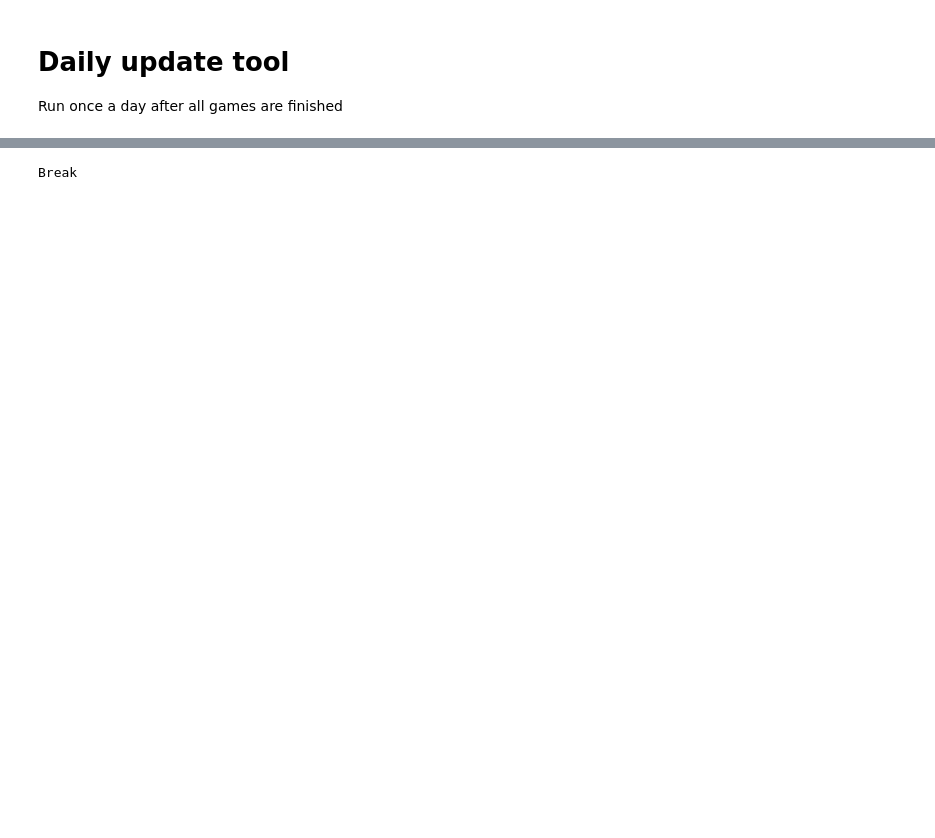
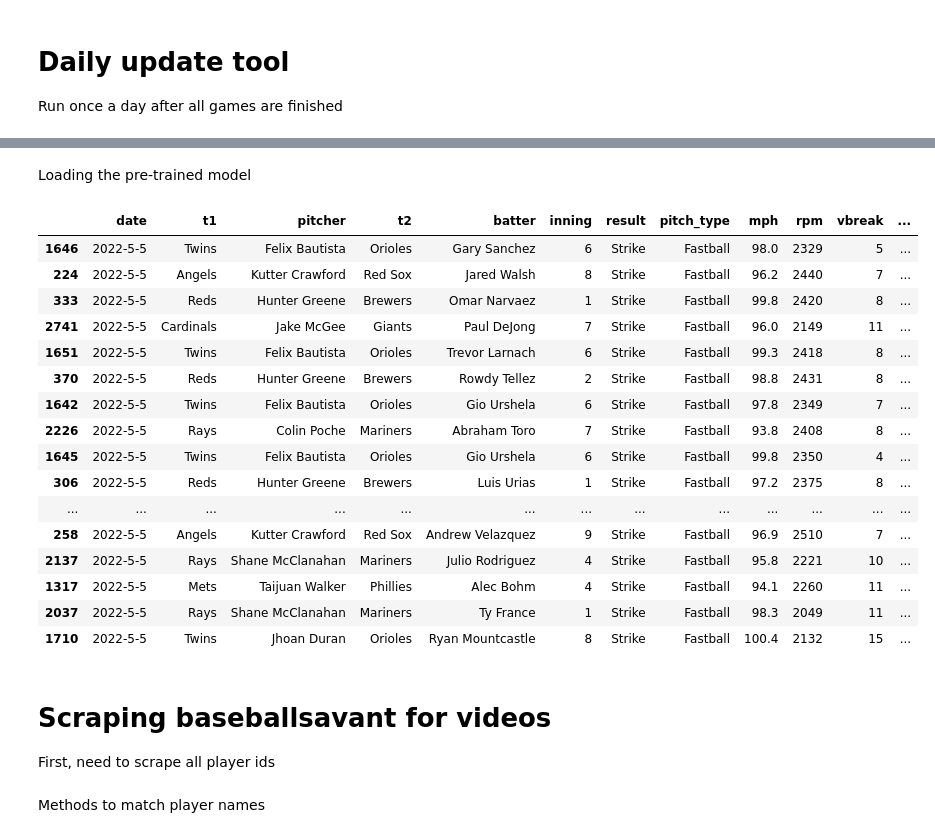
Before and after one commit to ddoberne/the-filthiest, a Jupyter notebook: daily_update.ipynb, the cells around one changed output, grey strips where cells are left out. Drawn from its saved outputs; the diff is of its cells as text; code cells hidden in the pictures; blank space fills up the shorter version.

```diff
--- a/daily_update.ipynb
+++ b/daily_update.ipynb
@@ -39,4 +45,4 @@ import time, os
 # %%
 today = date.today()
-yesterday = today #+ timedelta(days = -1)
+yesterday = today + timedelta(days = -1)
 yesterday_date = '-'.join([str(yesterday.year), str(yesterday.month), str(yesterday.day)])
@@ -55,7 +60,7 @@ target_date = yesterday_date
 path = 'https://baseballsavant.mlb.com/gamefeed?date=' + target_date + '&chartType=pitch&legendType=pitchName' + \
         '&playerType=pitcher&inning=&count=&pitchHand=&batSide=&descFilter=&ptFilter=&resultFilter=&hf=pitchVelocity#706856'
 driver.get(path)
-time.sleep(10)
+time.sleep(15)
 soup = BeautifulSoup(driver.page_source, 'html.parser')
 
 df = pd.DataFrame(columns = columns)
@@ -66,9 +71,7 @@ teams_right = soup.find_all('div', {'class':'team-right'})
 for game, team_left, team_right in zip(games, teams_left, teams_right):
     try:
         pitches = game.find('tbody').find_all('tr')
-
         t1 = team_left.find('div', {'class':'team-name'}).text.replace('\n', '').strip()
-
         t2 = team_right.find('div', {'class':'team-name'}).text.replace('\n', '').strip()
 
     except: # Breaks when no more games are found
@@ -96,18 +99,16 @@ for game, team_left, team_right in zip(games, teams_left, teams_right):
             df.loc[len(df)] = entry
         except:
             pass
-        if ('Ball' in result) or ('Pitchout' in result): # Logic tree to figure out what the ball/strike count is
+        if ('ball' in result.lower()) or ('pitchout' in result.lower()): # Logic tree to figure out what the ball/strike count is
             count_b += 1
-        elif ('Strike' in result) or ('Missed Bunt' == result) or ('Foul Bunt' == result):
+        elif ('strike' in result.lower()) or ('missed bunt' == result.lower()) or ('foul bunt' == result.lower()) or ('tip' in result.lower()):
             count_s += 1
-        elif 'Foul' in result:
+        elif 'foul' in result.lower():
             if count_s < 2:
                 count_s += 1
-        if (count_b == 4) or (count_s == 3) or ('In play' in result) or ('Hit by Pitch' == result):
+        if (count_b == 4) or (count_s == 3) or ('in play' in result.lower()) or ('hit by pitch' == result.lower()):
             count_b = 0
             count_s = 0
-# %% [output]
-Break
 # %%
 # Distilling categories to the four we care about
 result_dict = {'Ball': 'Ball',
@@ -149,10 +150,12 @@ pitch_types = ['Fastball', 'Slider', 'Sinker', 'Changeup', 'Curveball', 'Splitte
 # %%
 from sklearn.ensemble import RandomForestClassifier
 from joblib import load
+# %% [markdown]
+Loading the pre-trained model
 # %%
 rf_dict = {}
 for pitch_type in pitch_types:
-    rf_dict[pitch_type] = load(pitch_type + '.rf')
+    rf_dict[pitch_type] = load(pitch_type + '2.rf')
 # %%
 def calculate_fifax(args):
     p_type, mph, rpm, vbreak, hbreak, is_left = args[0], args[1], args[2], args[3], args[4], args[5]
@@ -165,0 +167,24 @@ df['fifax'] = df[['pitch_type', 'mph', 'rpm', 'vbreak', 'hbreak', 'left_right']]
+# %%
+df.loc[(df.result == 'Strike') & (df.pitch_type == 'Fastball')].sort_values(by = 'fifax', ascending = False).head(5)
+# %% [output]
+|  | date | t1 | pitcher | t2 | batter | inning | result | pitch_type | mph | rpm | vbreak | ... |
+| 1646 | 2022-5-5 | Twins | Felix Bautista | Orioles | Gary Sanchez | 6 | Strike | Fastball | 98.0 | 2329 | 5 | ... |
+| 224 | 2022-5-5 | Angels | Kutter Crawford | Red Sox | Jared Walsh | 8 | Strike | Fastball | 96.2 | 2440 | 7 | ... |
+| 333 | 2022-5-5 | Reds | Hunter Greene | Brewers | Omar Narvaez | 1 | Strike | Fastball | 99.8 | 2420 | 8 | ... |
+| 2741 | 2022-5-5 | Cardinals | Jake McGee | Giants | Paul DeJong | 7 | Strike | Fastball | 96.0 | 2149 | 11 | ... |
+| 1651 | 2022-5-5 | Twins | Felix Bautista | Orioles | Trevor Larnach | 6 | Strike | Fastball | 99.3 | 2418 | 8 | ... |
+| 370 | 2022-5-5 | Reds | Hunter Greene | Brewers | Rowdy Tellez | 2 | Strike | Fastball | 98.8 | 2431 | 8 | ... |
+| 1642 | 2022-5-5 | Twins | Felix Bautista | Orioles | Gio Urshela | 6 | Strike | Fastball | 97.8 | 2349 | 7 | ... |
+| 2226 | 2022-5-5 | Rays | Colin Poche | Mariners | Abraham Toro | 7 | Strike | Fastball | 93.8 | 2408 | 8 | ... |
+| 1645 | 2022-5-5 | Twins | Felix Bautista | Orioles | Gio Urshela | 6 | Strike | Fastball | 99.8 | 2350 | 4 | ... |
+| 306 | 2022-5-5 | Reds | Hunter Greene | Brewers | Luis Urias | 1 | Strike | Fastball | 97.2 | 2375 | 8 | ... |
+| ... | ... | ... | ... | ... | ... | ... | ... | ... | ... | ... | ... | ... |
+| 258 | 2022-5-5 | Angels | Kutter Crawford | Red Sox | Andrew Velazquez | 9 | Strike | Fastball | 96.9 | 2510 | 7 | ... |
+| 2137 | 2022-5-5 | Rays | Shane McClanahan | Mariners | Julio Rodriguez | 4 | Strike | Fastball | 95.8 | 2221 | 10 | ... |
+| 1317 | 2022-5-5 | Mets | Taijuan Walker | Phillies | Alec Bohm | 4 | Strike | Fastball | 94.1 | 2260 | 11 | ... |
+| 2037 | 2022-5-5 | Rays | Shane McClanahan | Mariners | Ty France | 1 | Strike | Fastball | 98.3 | 2049 | 11 | ... |
+| 1710 | 2022-5-5 | Twins | Jhoan Duran | Orioles | Ryan Mountcastle | 8 | Strike | Fastball | 100.4 | 2132 | 15 | ... |
+# %% [markdown]
+# Scraping baseballsavant for videos
+
+First, need to scrape all player ids
@@ -165,0 +194,2 @@ df['fifax'] = df[['pitch_type', 'mph', 'rpm', 'vbreak', 'hbreak', 'left_right']]
+# %% [markdown]
+Methods to match player names
```
Also changed, not shown: parts of 40 cells of this notebook.
